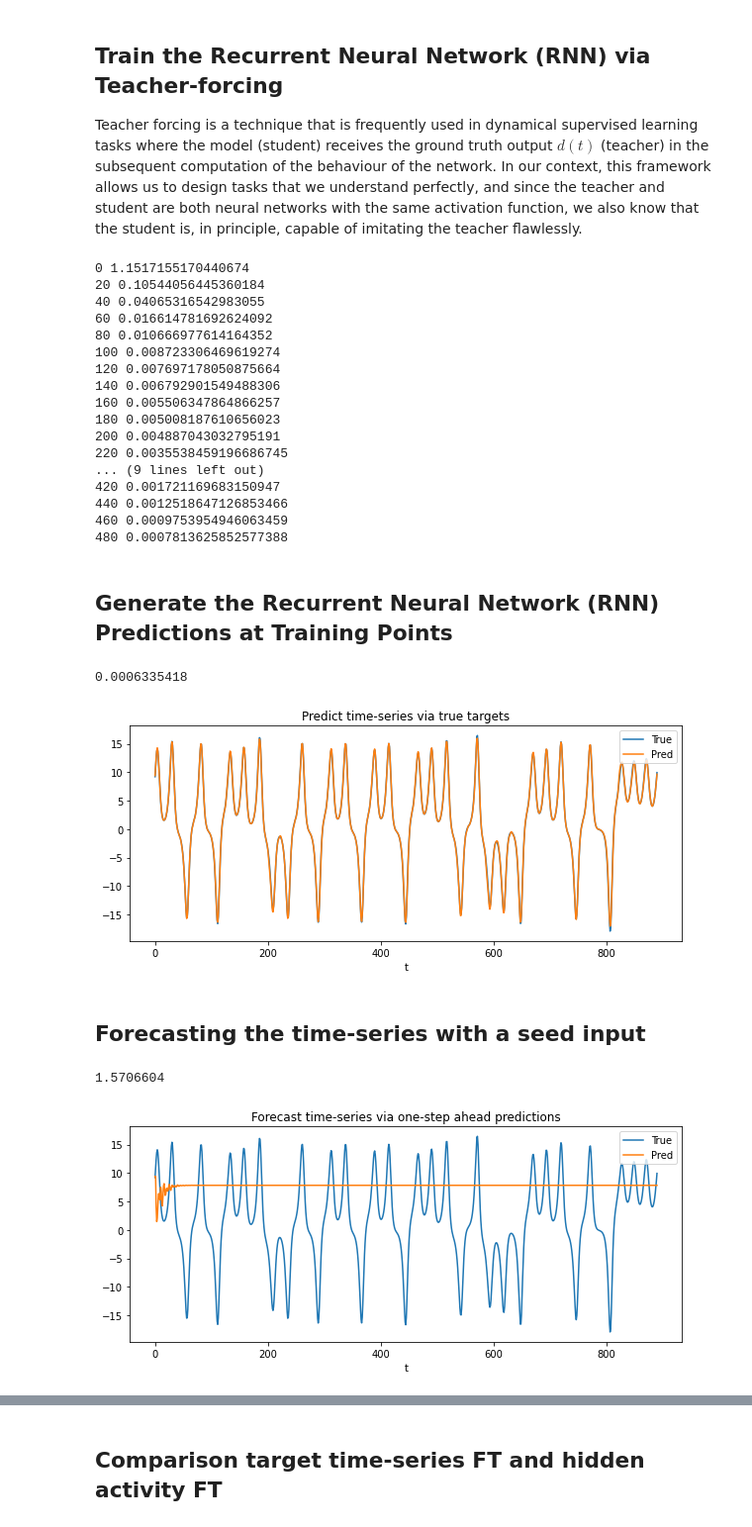
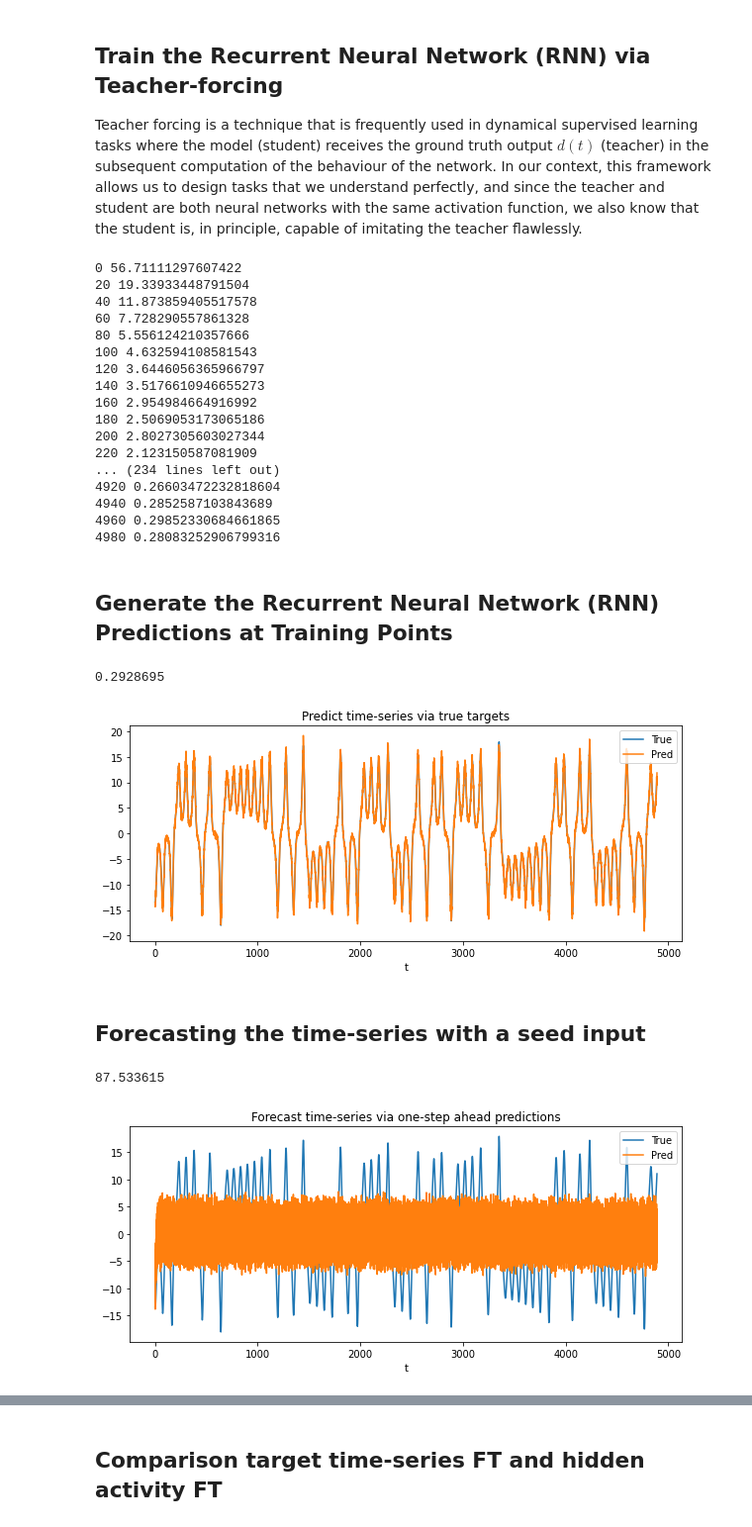
Before and after one commit to mpotta/bptt, a Jupyter notebook: RNNs for Chaos/rnns_for_chaos.ipynb, the cells around one changed output, grey strips where cells are left out. Shown: that part at 99% size. Saved outputs shown, nothing was run; the diff lists cells and outputs as text; code cells hidden in the pictures.

Commit message:
Added a dropout layer to RNNModel

```diff
--- a/RNNs for Chaos/rnns_for_chaos.ipynb
+++ b/RNNs for Chaos/rnns_for_chaos.ipynb
@@ -162,6 +162,7 @@ class RNNNet(nn.Module):
         super().__init__()
 
         self.rnn = RNNLayer(input_size, hidden_size, **kwargs)
+        self.do = nn.Dropout(p=0.2)
         self.fc = nn.Linear(hidden_size, output_size)
 
         # Default mode is teacher forcing
@@ -171,6 +172,7 @@ class RNNNet(nn.Module):
         use_teacher_forcing = True if random.random() > self.teacher_forcing_ratio else False
         if use_teacher_forcing:
             rnn_output, _ = self.rnn(x)
+            rnn_output = self.do(rnn_output)
             out = self.fc(rnn_output)
             return out, rnn_output
         else:
@@ -183,15 +185,19 @@ class RNNNet(nn.Module):
             # Loop through time
             for i in range(input.size(0)):
                 hidden = self.rnn.recurrence(x_t, hidden)
+                hidden = self.do(hidden)
                 x_t = self.fc(hidden)
                 rnn_output.append(hidden)
             # Stack together output from all time steps
             output = torch.stack(rnn_output, dim=0)  # (seq_len, batch, hidden_size)
+            rnn_output = self.do(rnn_output)
             out = self.fc(output)
             return out, rnn_output
 # %% [markdown]
 ## Define the Dataset
 # %%
+from sklearn.preprocessing import MinMaxScaler
+
 # Discard % of Data
 split_ratio = 0.5
 split_index = int(split_ratio * len(t))
@@ -199,9 +205,10 @@ t = t[split_index:]
 X = Z[0][split_index:]
 
 # Normalize the Data
-mu = np.mean(X, axis=0)
-sigma = np.std(X, axis=0)
-X = (X - mu)/sigma
+normalize_data = False
+if normalize_data:
+    scaler = MinMaxScaler(feature_range=(-1, 1))
+    X = scaler.fit_transform(X)
 
 # The input to the RNN is a time-delay-embedded matrix of X(t) with embedding dimension q (also known as lookback; Kim et al., 1999).
 q = 10
@@ -240,14 +247,14 @@ loss_func = nn.MSELoss()
 # Number of iterations treated as burn-in
 burn_in_period = 100
 
-for epoch in range(500):
+for epoch in range(5000):
     # Reset Hidden State
     net.rnn.init_hidden(X_train_step[:,0:burn_in_period,:].shape)
 
     # Burn-in
     net(X_train_step[:,0:burn_in_period,:])
 
-    # Gradient Descent
+    # Gradient Descent per sample
     # for sample in range(X_train_step.shape[1]-burn_in_period):
     #     optimizer.zero_grad()
     #     input = X_train_step[:,burn_in_period+sample:burn_in_period+sample+1,:]
@@ -268,30 +275,30 @@ for epoch in range(500):
     if epoch%20==0:
         print(epoch, loss.data.item())
 # %% [output]
-0 1.1517155170440674
-20 0.10544056445360184
-40 0.04065316542983055
-60 0.016614781692624092
-80 0.010666977614164352
-100 0.008723306469619274
-120 0.007697178050875664
-140 0.006792901549488306
-160 0.005506347864866257
-180 0.005008187610656023
-200 0.004887043032795191
-220 0.0035538459196686745
-... (9 lines left out)
-420 0.001721169683150947
-440 0.0012518647126853466
-460 0.0009753954946063459
-480 0.0007813625852577388
+0 56.71111297607422
+20 19.33933448791504
+40 11.873859405517578
+60 7.728290557861328
+80 5.556124210357666
+100 4.632594108581543
+120 3.6446056365966797
+140 3.5176610946655273
+160 2.954984664916992
+180 2.5069053173065186
+200 2.8027305603027344
+220 2.123150587081909
+... (234 lines left out)
+4920 0.26603472232818604
+4940 0.2852587103843689
+4960 0.29852330684661865
+4980 0.28083252906799316
 # %%
-def plot_time_series(true, pred, normalize_data, mu, sigma, label):
+def plot_time_series(true, pred, normalize_data, label):
     fig = plt.figure(figsize=(10,4))
     ax = fig.add_subplot(111)
     if normalize_data:
-        true = sigma * true + mu
-        pred = sigma * pred + mu
+        true = scaler.inverse_transform(true)
+        pred = scaler.inverse_transform(pred)
     ax.plot(true, label="True")
     ax.plot(pred, label="Pred")
     ax.set_xlabel("t")
@@ -315,43 +322,43 @@ error = loss_func(pred[-1,:,:].view(-1), Y_train[burn_in_period:]).detach().nump
 print(error)
 
 # Plot predictions
-plot_time_series(X[burn_in_period+q:], pred[-1,:,:].view(-1).detach().numpy(), True, mu, sigma, "Predict time-series via true targets")
+plot_time_series(X[burn_in_period+q:], pred[-1,:,:].view(-1).detach().numpy(), normalize_data, "Predict time-series via true targets")
 # %% [output]
-0.0006335418
+0.2928695
-[figure, old version]
+[figure, new version]
 # %% [markdown]
 ## Forecasting the time-series with a seed input
 # %%
 def one_step_ahead(net, data, n_predictions):
     """
     Generally, time series forecasting describes predicting the observation at the next time step. This is called a one-step forecast.
     The recursive strategy involves using a one-step model multiple times where the prediction for the prior time step is used as an input for making a prediction on the following time step.
     """
     pred = []
     for _ in range(n_predictions):
         y_t, _ = net.forward(data)
         data[0:q-1,:,:] = data[1:q,:,:].clone()
         data[q-1,:,:] = y_t[q-1,:,:]
         pred.append(data.detach().numpy()[-1,0,0])
     return pred
 
 # Reset Hidden State
 net.rnn.init_hidden(X_train_step[:,0:burn_in_period,:].shape)
 
 # Burn-in
 net(X_train_step[:,0:burn_in_period,:])
 
 # Forecast time-series via one-step ahead predictions
 data = X_train_step[0:q,0+burn_in_period:1+burn_in_period,:]
 one_step = one_step_ahead(net, data, X_train_step[:,burn_in_period:,:].shape[1])
 one_step = np.asarray(one_step)
 
 # Compute loss
 error = loss_func(torch.from_numpy(one_step), Y_train[burn_in_period:]).detach().numpy()
 print(error)
 
 # Plot predictions
-plot_time_series(X[burn_in_period+q:], one_step, True, mu, sigma, "Forecast time-series via one-step ahead predictions")
+plot_time_series(X[burn_in_period+q:], one_step, normalize_data, "Forecast time-series via one-step ahead predictions")
 # %% [output]
-1.5706604
+87.533615
-[figure, old version]
+[figure, new version]
```
Also changed, not shown: parts of 9 cells of this notebook, 1 other file.
